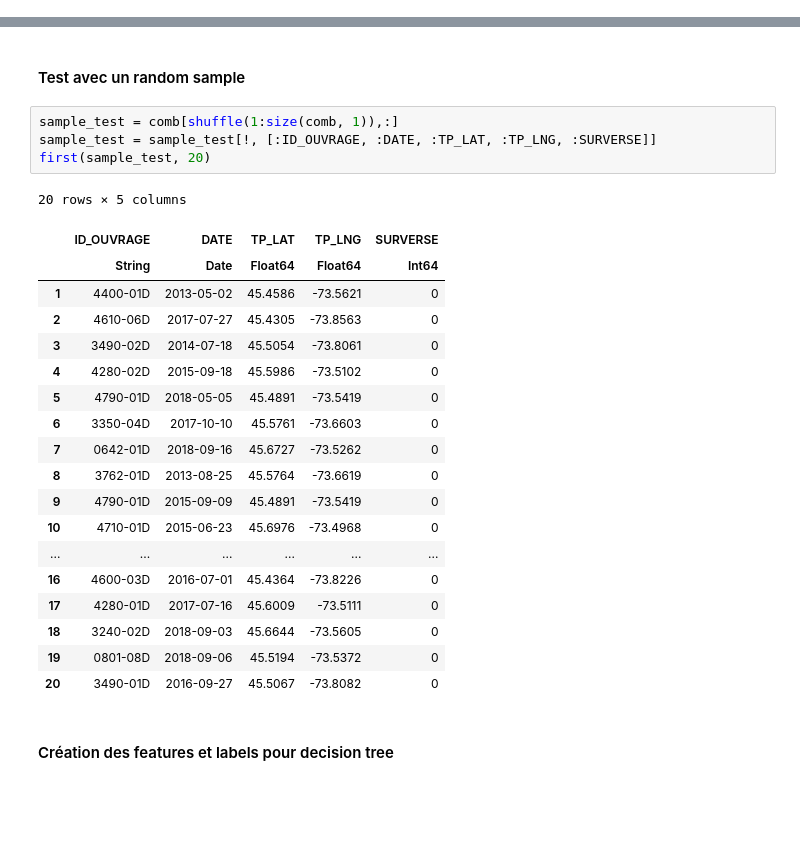
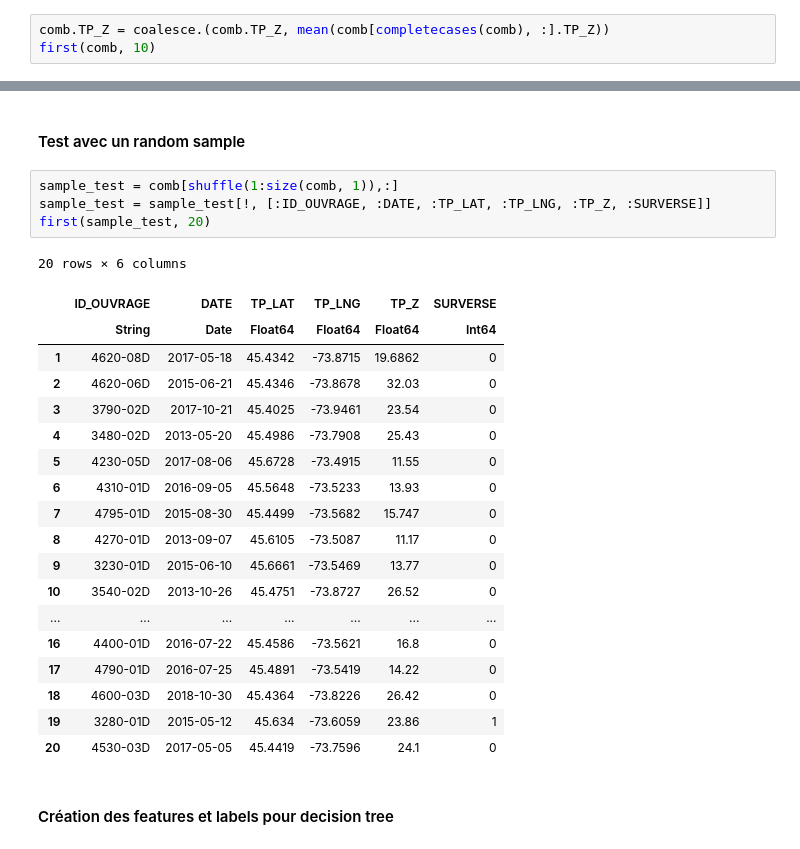
Before and after one commit to JeyzerMC/MTH3302-Project, a Jupyter notebook: Random_Forest_Attempt.ipynb, the cells around one changed output, grey strips where cells are left out. Drawn from its saved outputs; the diff is of its cells as text; blank space fills up the shorter version.

```diff
--- a/Random_Forest_Attempt.ipynb
+++ b/Random_Forest_Attempt.ipynb
@@ -133,0 +132,3 @@ first(comb, 10)
+# %%
+comb.TP_Z = coalesce.(comb.TP_Z, mean(comb[completecases(comb), :].TP_Z))
+first(comb, 10)
@@ -135,28 +150,28 @@ first(comb, 10)
 #### Test avec un random sample
 # %%
 sample_test = comb[shuffle(1:size(comb, 1)),:]
-sample_test = sample_test[!, [:ID_OUVRAGE, :DATE, :TP_LAT, :TP_LNG, :SURVERSE]]
+sample_test = sample_test[!, [:ID_OUVRAGE, :DATE, :TP_LAT, :TP_LNG, :TP_Z, :SURVERSE]]
 first(sample_test, 20)
 # %% [output]
-20 rows × 5 columns
+20 rows × 6 columns
-|  | ID_OUVRAGE | DATE | TP_LAT | TP_LNG | SURVERSE |
-|  | String | Date | Float64 | Float64 | Int64 |
-| 1 | 4400-01D | 2013-05-02 | 45.4586 | -73.5621 | 0 |
-| 2 | 4610-06D | 2017-07-27 | 45.4305 | -73.8563 | 0 |
-| 3 | 3490-02D | 2014-07-18 | 45.5054 | -73.8061 | 0 |
-| 4 | 4280-02D | 2015-09-18 | 45.5986 | -73.5102 | 0 |
-| 5 | 4790-01D | 2018-05-05 | 45.4891 | -73.5419 | 0 |
-| 6 | 3350-04D | 2017-10-10 | 45.5761 | -73.6603 | 0 |
-| 7 | 0642-01D | 2018-09-16 | 45.6727 | -73.5262 | 0 |
-| 8 | 3762-01D | 2013-08-25 | 45.5764 | -73.6619 | 0 |
-| 9 | 4790-01D | 2015-09-09 | 45.4891 | -73.5419 | 0 |
-| 10 | 4710-01D | 2015-06-23 | 45.6976 | -73.4968 | 0 |
-| ... | ... | ... | ... | ... | ... |
-| 16 | 4600-03D | 2016-07-01 | 45.4364 | -73.8226 | 0 |
-| 17 | 4280-01D | 2017-07-16 | 45.6009 | -73.5111 | 0 |
-| 18 | 3240-02D | 2018-09-03 | 45.6644 | -73.5605 | 0 |
-| 19 | 0801-08D | 2018-09-06 | 45.5194 | -73.5372 | 0 |
-| 20 | 3490-01D | 2016-09-27 | 45.5067 | -73.8082 | 0 |
+|  | ID_OUVRAGE | DATE | TP_LAT | TP_LNG | TP_Z | SURVERSE |
+|  | String | Date | Float64 | Float64 | Float64 | Int64 |
+| 1 | 4620-08D | 2017-05-18 | 45.4342 | -73.8715 | 19.6862 | 0 |
+| 2 | 4620-06D | 2015-06-21 | 45.4346 | -73.8678 | 32.03 | 0 |
+| 3 | 3790-02D | 2017-10-21 | 45.4025 | -73.9461 | 23.54 | 0 |
+| 4 | 3480-02D | 2013-05-20 | 45.4986 | -73.7908 | 25.43 | 0 |
+| 5 | 4230-05D | 2017-08-06 | 45.6728 | -73.4915 | 11.55 | 0 |
+| 6 | 4310-01D | 2016-09-05 | 45.5648 | -73.5233 | 13.93 | 0 |
+| 7 | 4795-01D | 2015-08-30 | 45.4499 | -73.5682 | 15.747 | 0 |
+| 8 | 4270-01D | 2013-09-07 | 45.6105 | -73.5087 | 11.17 | 0 |
+| 9 | 3230-01D | 2015-06-10 | 45.6661 | -73.5469 | 13.77 | 0 |
+| 10 | 3540-02D | 2013-10-26 | 45.4751 | -73.8727 | 26.52 | 0 |
+| ... | ... | ... | ... | ... | ... | ... |
+| 16 | 4400-01D | 2016-07-22 | 45.4586 | -73.5621 | 16.8 | 0 |
+| 17 | 4790-01D | 2016-07-25 | 45.4891 | -73.5419 | 14.22 | 0 |
+| 18 | 4600-03D | 2018-10-30 | 45.4364 | -73.8226 | 26.42 | 0 |
+| 19 | 3280-01D | 2015-05-12 | 45.634 | -73.6059 | 23.86 | 1 |
+| 20 | 4530-03D | 2017-05-05 | 45.4419 | -73.7596 | 24.1 | 0 |
 # %% [markdown]
 #### Création des features et labels pour decision tree
 # %%
```
Also changed, not shown: parts of 17 cells of this notebook, 2 other files.
